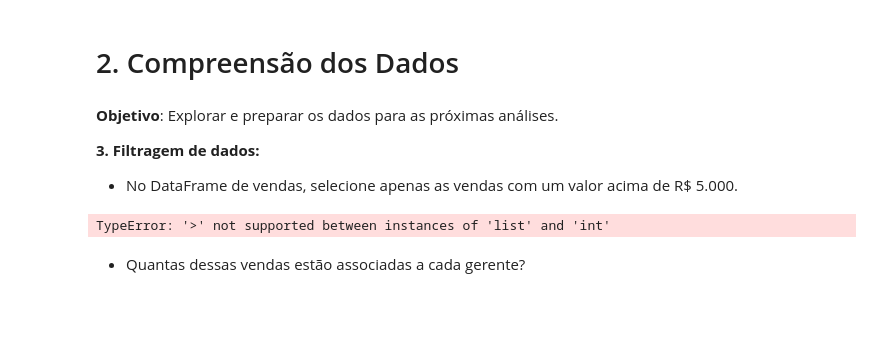
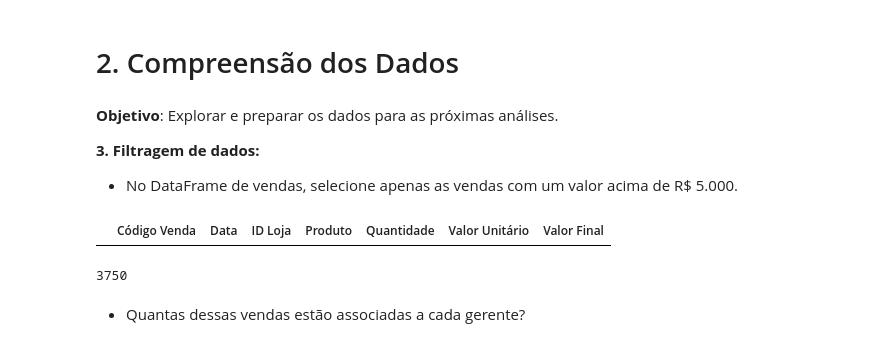
Before and after one commit to andreiacampos98/datascience_course, a Jupyter notebook: Lista_de_exercicios_3_Andreia_Campos.ipynb, the cells around one changed output. Saved outputs shown, nothing was run; the diff lists cells and outputs as text; code cells hidden in the pictures; blank space fills up the shorter version.

```diff
--- a/Lista_de_exercicios_3_Andreia_Campos.ipynb
+++ b/Lista_de_exercicios_3_Andreia_Campos.ipynb
@@ -115,10 +115,16 @@ display(all)
 **3. Filtragem de dados:**
 
 *   No DataFrame de vendas, selecione apenas as vendas com um valor acima de R$ 5.000.
-# %%
-vendas_df[['Valor Final']>5000]
-# %% [output]
-TypeError: '>' not supported between instances of 'list' and 'int'
+# %%
+# Cálculo das vendas maiores do que 5000
+vendas_5000=vendas_df[vendas_df["Valor Final"] > 5000]
+display(vendas_5000)
+# Não existem vendas superiores a 5000
+# Cálculo do valor máximo de vendas para verificar se existe alguma venda com um valor superior a 5000.
+print(vendas_df["Valor Final"].max())
+# %% [output]
+|  | Código Venda | Data | ID Loja | Produto | Quantidade | Valor Unitário | Valor Final |
+3750
 # %% [markdown]
 *   Quantas dessas vendas estão associadas a cada gerente?
 # %% [markdown]
```
